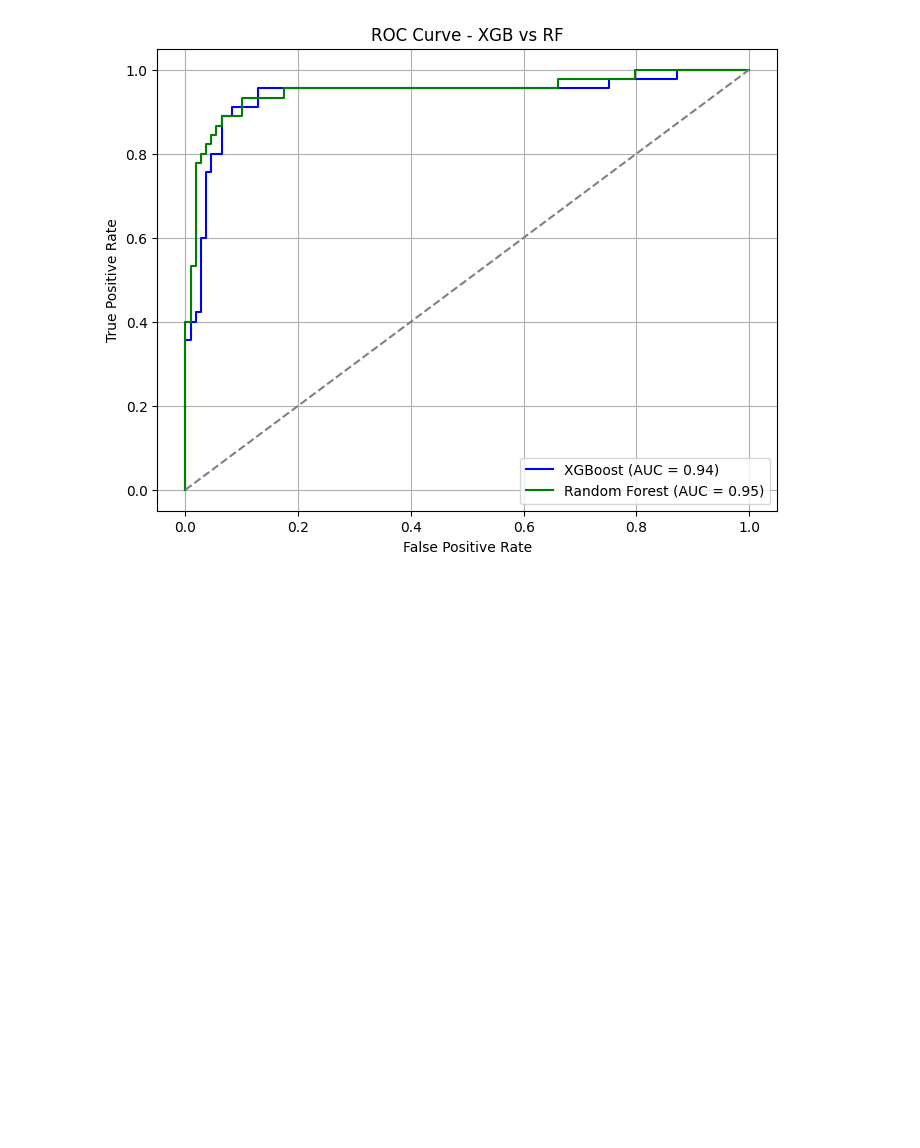
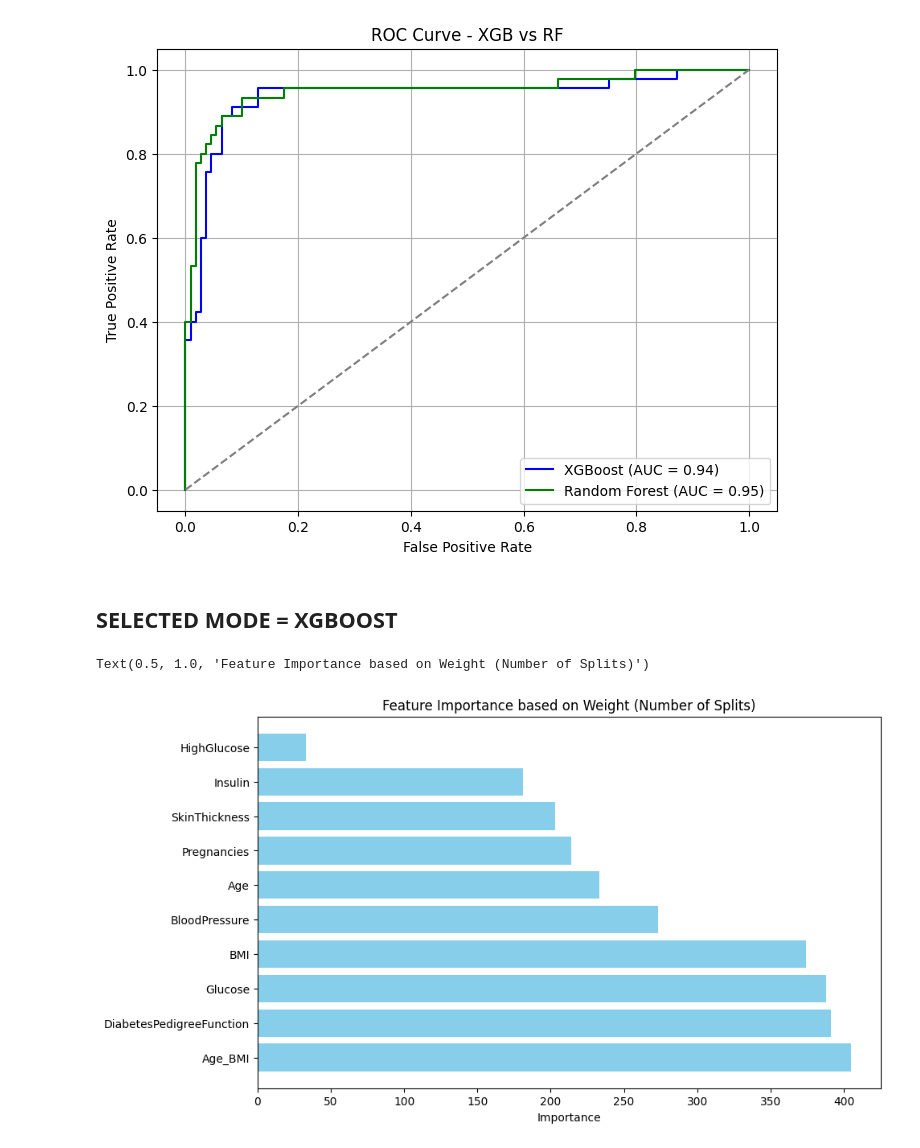
Before and after one commit to Ekuaappiah/pima-diabetes-predictor, a Jupyter notebook: notebooks/02_modelling_feature_engineering.ipynb, the cells around one changed output. Drawn from its saved outputs; the diff is of its cells as text; code cells hidden in the pictures; blank space fills up the shorter version.

```diff
--- a/notebooks/02_modelling_feature_engineering.ipynb
+++ b/notebooks/02_modelling_feature_engineering.ipynb
@@ -521,3 +521,26 @@ plt.grid(True)
 plt.show()
 # %% [output]
 [figure]
+# %% [markdown]
+## SELECTED MODE = XGBOOST
+# %%
+# Assuming xgb2 is your trained XGBoost model
+booster = xgb2.get_booster()
+
+# Get feature importance (based on 'weight', 'gain', or 'cover')
+importance = booster.get_score(importance_type='weight')  # Other types: 'gain', 'cover'
+
+# Convert to pandas DataFrame for easier plotting
+importance_df = pd.DataFrame(list(importance.items()), columns=['Feature', 'Importance'])
+
+# Sort features by importance
+importance_df = importance_df.sort_values(by='Importance', ascending=False)
+
+# Plotting the feature importance
+plt.figure(figsize=(10, 6))
+plt.barh(importance_df['Feature'], importance_df['Importance'], color='skyblue')
+plt.xlabel('Importance')
+plt.title('Feature Importance based on Weight (Number of Splits)')
+# %% [output]
+Text(0.5, 1.0, 'Feature Importance based on Weight (Number of Splits)')
+[figure, added]
```
Also changed, not shown: parts of 5 cells of this notebook, 3 other files.
